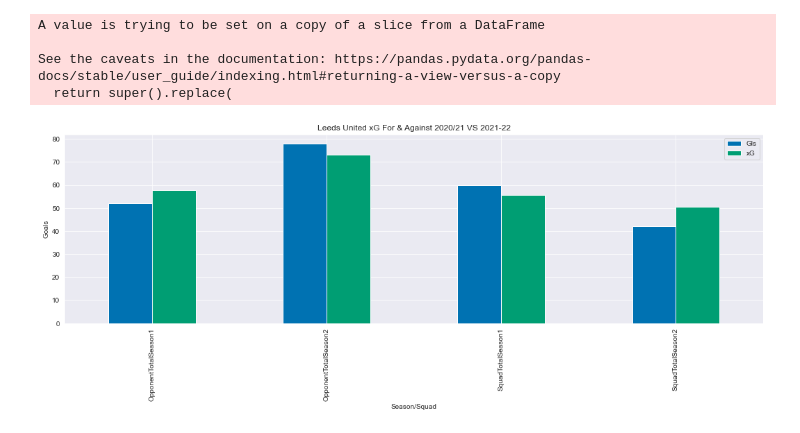
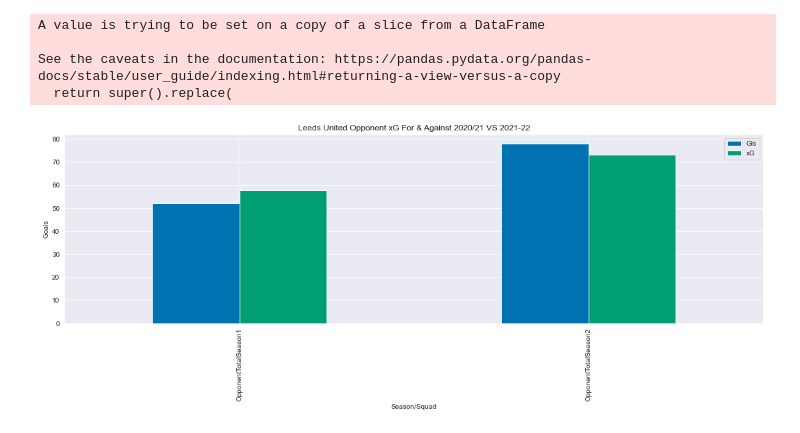
Before and after one commit to kiansweeney11/xg-data-analysis, a Jupyter notebook: leeds-comparison.ipynb, the cells around one changed output. Drawn from its saved outputs; the diff is of its cells as text; code cells hidden in the pictures.

Commit message:
split-graph

```diff
--- a/leeds-comparison.ipynb
+++ b/leeds-comparison.ipynb
@@ -508,13 +508,14 @@ See the caveats in the documentation: https://pandas.pydata.org/pandas-docs/stab
   return super().replace(
 # %%
 overall_xg = pd.concat([comp1, comp2])
-overall_xg = overall_xg.sort_values('Player')
+overall_xg_opp = overall_xg.loc[overall_xg['Player'].str.contains('Opponent')]
+overall_xg_opp = overall_xg_opp.sort_values('Player')
 plt.rcParams["figure.figsize"] = (18, 5)
 plt.style.use('seaborn-colorblind')
-data_chart = overall_xg.set_index('Player').plot.bar()
+data_chart = overall_xg_opp.set_index('Player').plot.bar()
 data_chart.set_xlabel('Season/Squad')
 data_chart.set_ylabel('Goals')
-data_chart.set_title('Leeds United xG For & Against 2020/21 VS 2021-22')
+data_chart.set_title('Leeds United Opponent xG For & Against 2020/21 VS 2021-22')
 plt.show()
 # %% [output]
-[figure, old version]
+[figure, new version]
```
Also changed, not shown: parts of 4 cells of this notebook.
